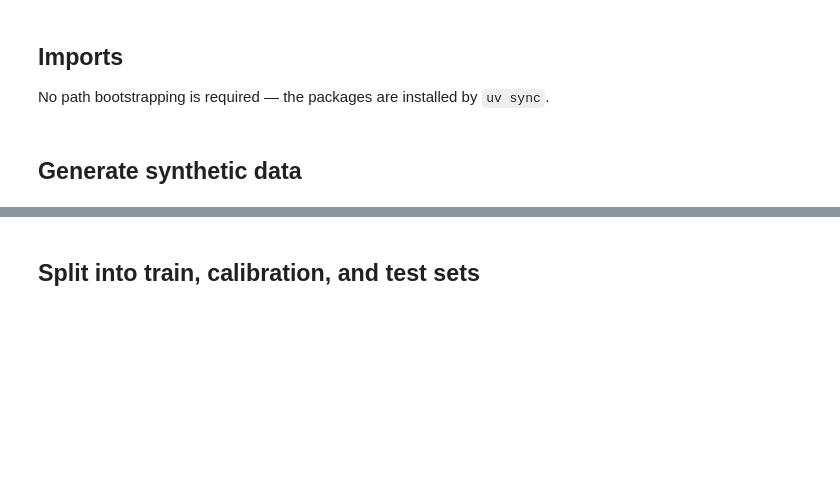
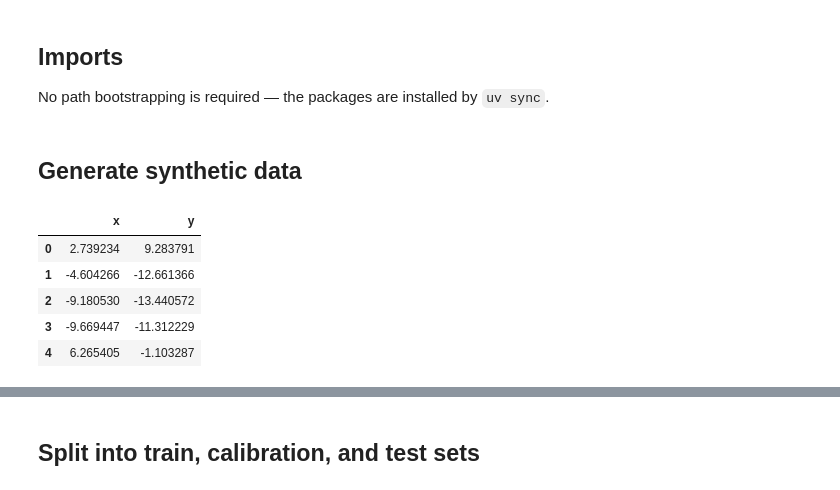
Before and after one commit to ELC/jupyter-book-template, a Jupyter notebook: book/chapters/03_using_src_code.ipynb, the cells around one changed output, grey strips where cells are left out. Drawn from its saved outputs; the diff is of its cells as text; code cells hidden in the pictures; blank space fills up the shorter version.

```diff
--- a/book/chapters/03_using_src_code.ipynb
+++ b/book/chapters/03_using_src_code.ipynb
@@ -36,8 +34,15 @@ from visualization import (
 # %% [markdown]
 ## Generate synthetic data
 # %%
-settings = Settings(n_samples=5000, seed=0, svm_gamma=0.025)
+settings = Settings(n_samples=500, seed=0, svm_gamma=0.025)
 data = generate_dataset(settings)
 data.head()
+# %% [output]
+|  | x | y |
+| 0 | 2.739234 | 9.283791 |
+| 1 | -4.604266 | -12.661366 |
+| 2 | -9.180530 | -13.440572 |
+| 3 | -9.669447 | -11.312229 |
+| 4 | 6.265405 | -1.103287 |
 # %%
 plot_dataset(data)
```
Also changed, not shown: parts of 13 cells of this notebook, 4 other files.
